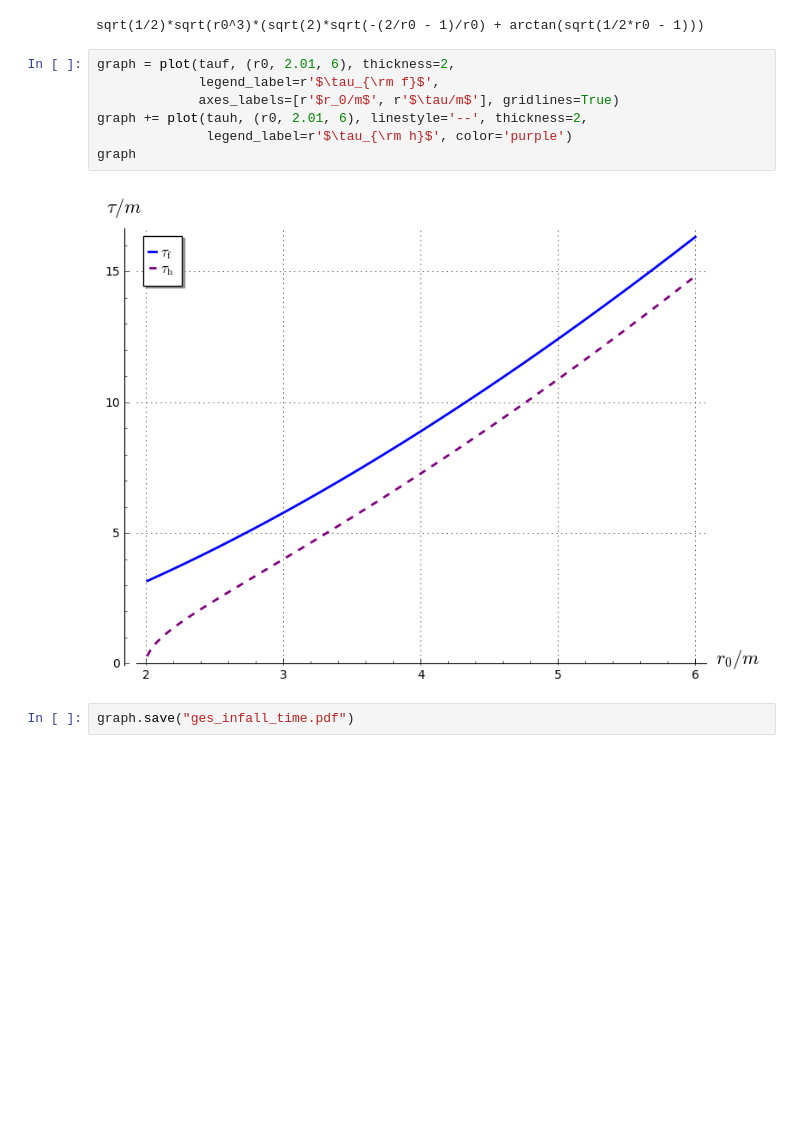
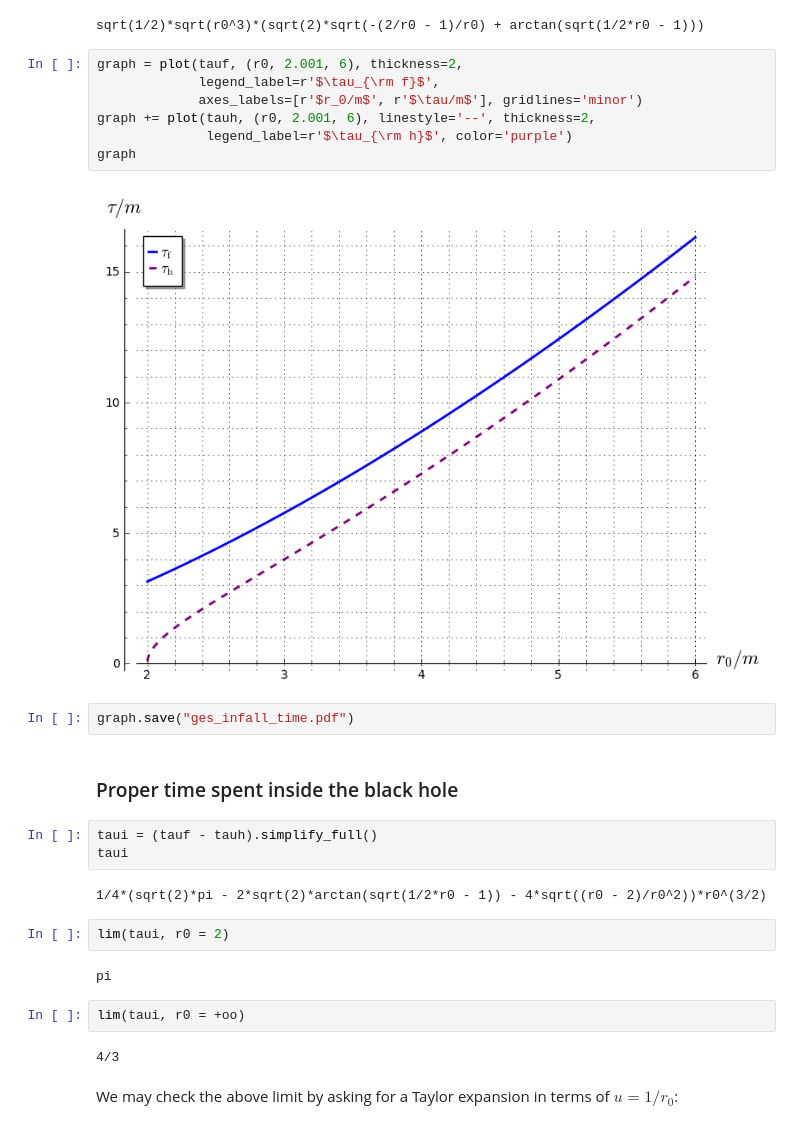
Before and after one commit to egourgoulhon/BHLectures, a Jupyter notebook: sage/ges_radial_free_fall.ipynb, the cells around one changed output. Drawn from its saved outputs; the diff is of its cells as text; blank space fills up the shorter version.

```diff
--- a/sage/ges_radial_free_fall.ipynb
+++ b/sage/ges_radial_free_fall.ipynb
@@ -183,13 +184,30 @@ tauh
 # %% [output]
 sqrt(1/2)*sqrt(r0^3)*(sqrt(2)*sqrt(-(2/r0 - 1)/r0) + arctan(sqrt(1/2*r0 - 1)))
 # %%
-graph = plot(tauf, (r0, 2.01, 6), thickness=2,
+graph = plot(tauf, (r0, 2.001, 6), thickness=2,
              legend_label=r'$\tau_{\rm f}$',
-             axes_labels=[r'$r_0/m$', r'$\tau/m$'], gridlines=True)
-graph += plot(tauh, (r0, 2.01, 6), linestyle='--', thickness=2,
+             axes_labels=[r'$r_0/m$', r'$\tau/m$'], gridlines='minor')
+graph += plot(tauh, (r0, 2.001, 6), linestyle='--', thickness=2,
               legend_label=r'$\tau_{\rm h}$', color='purple')
 graph
 # %% [output]
-[figure, old version]
+[figure, new version]
 # %%
 graph.save("ges_infall_time.pdf")
+# %% [markdown]
+### Proper time spent inside the black hole
+# %%
+taui = (tauf - tauh).simplify_full()
+taui
+# %% [output]
+1/4*(sqrt(2)*pi - 2*sqrt(2)*arctan(sqrt(1/2*r0 - 1)) - 4*sqrt((r0 - 2)/r0^2))*r0^(3/2)
+# %%
+lim(taui, r0 = 2)
+# %% [output]
+pi
+# %%
+lim(taui, r0 = +oo)
+# %% [output]
+4/3
+# %% [markdown]
+We may check the above limit by asking for a Taylor expansion in terms of $u=1/r_0$:
```
Also changed, not shown: parts of 8 cells of this notebook, 6 other files.
